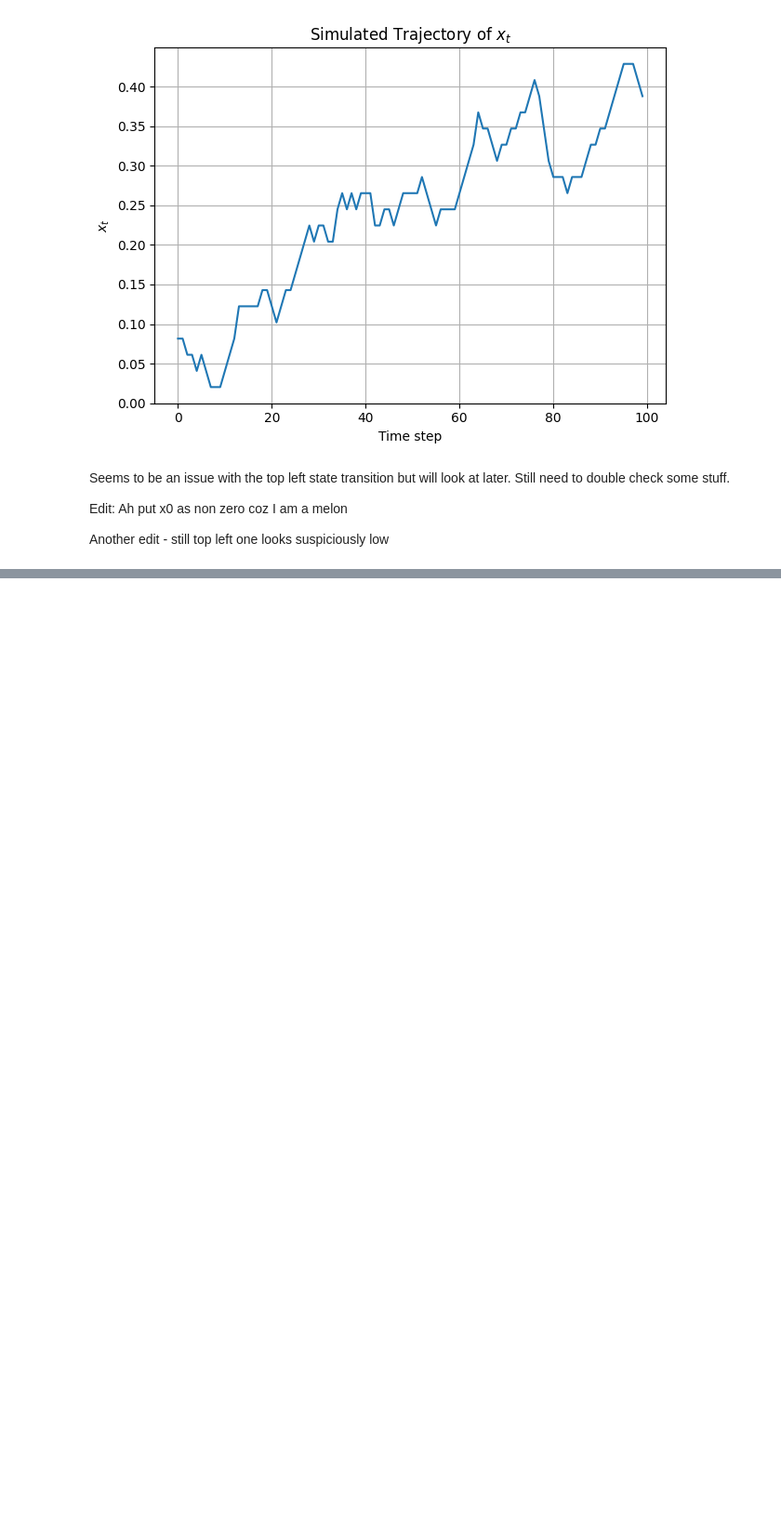
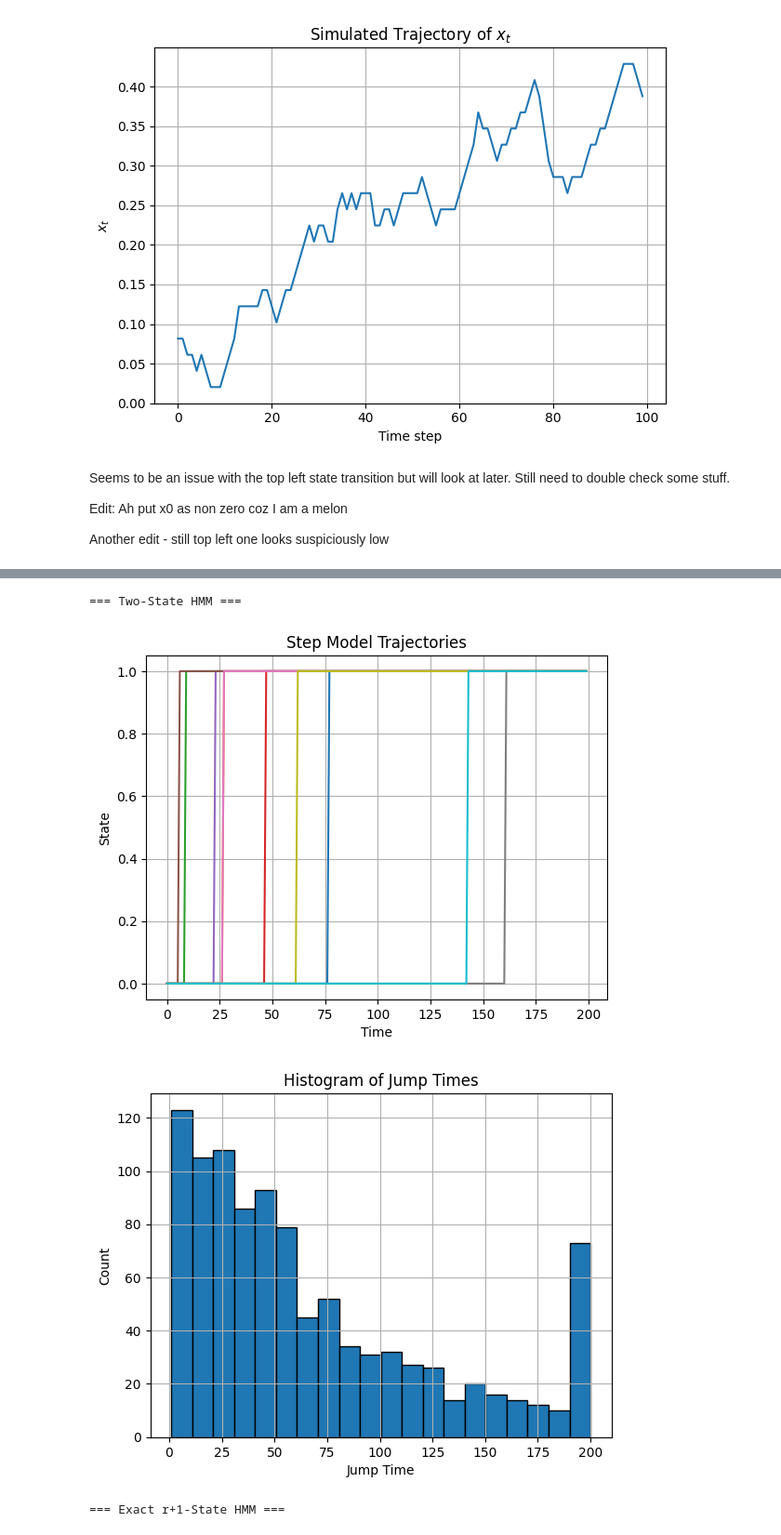
Before and after one commit to oparker7/gg3, a Jupyter notebook: Task 2/task2_first_attempt.ipynb, the cells around one changed output, grey strips where cells are left out. Shown at 93% size. Saved outputs shown, nothing was run; the diff lists cells and outputs as text; code cells hidden in the pictures; blank space fills up the shorter version.

```diff
--- a/Task 2/task2_first_attempt.ipynb
+++ b/Task 2/task2_first_attempt.ipynb
@@ -485,0 +636,20 @@ if __name__ == "__main__":
+# %%
+if __name__ == "__main__":
+    m, r, T = 200, 3, 200
+
+    print("=== Two-State HMM ===")
+    step_model = StepModelHMM(m=m, r=r, T=T, exact=False)
+    trajs, jumps = step_model.simulate(n_trials=1000)
+    step_model.plot_trajectories(trajs[:10])
+    step_model.plot_jump_histogram(jumps)
+
+    print("=== Exact r+1-State HMM ===")
+    exact_model = StepModelHMM(m=m, r=r, T=T, exact=True)
+    trajs, jumps = exact_model.simulate(n_trials=1000)
+    exact_model.plot_trajectories(trajs[:10])
+    exact_model.plot_jump_histogram(jumps)
+# %% [output]
+=== Two-State HMM ===
+[figure, added]
+[figure, added]
+=== Exact r+1-State HMM ===
```
Also changed, not shown: parts of 5 cells of this notebook.
